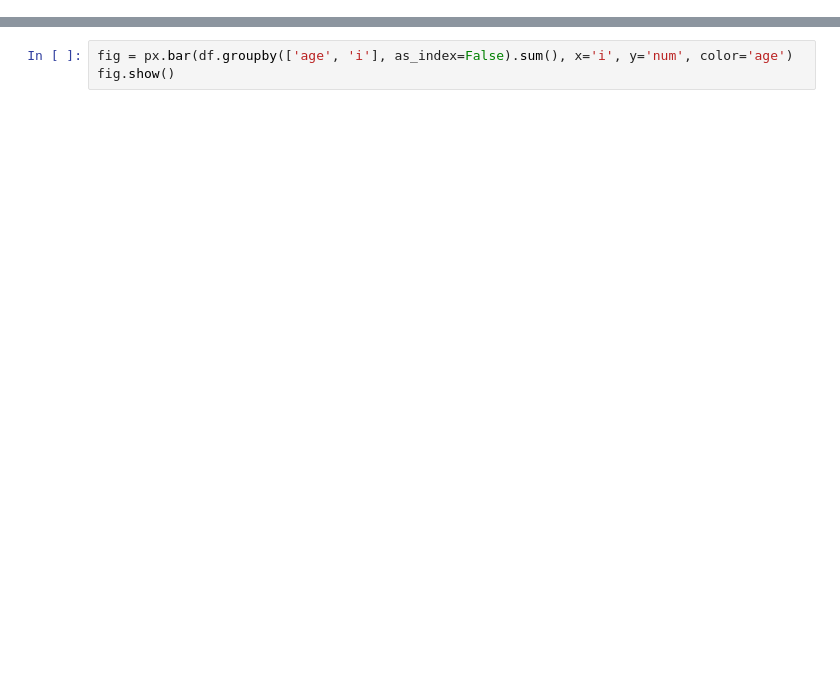
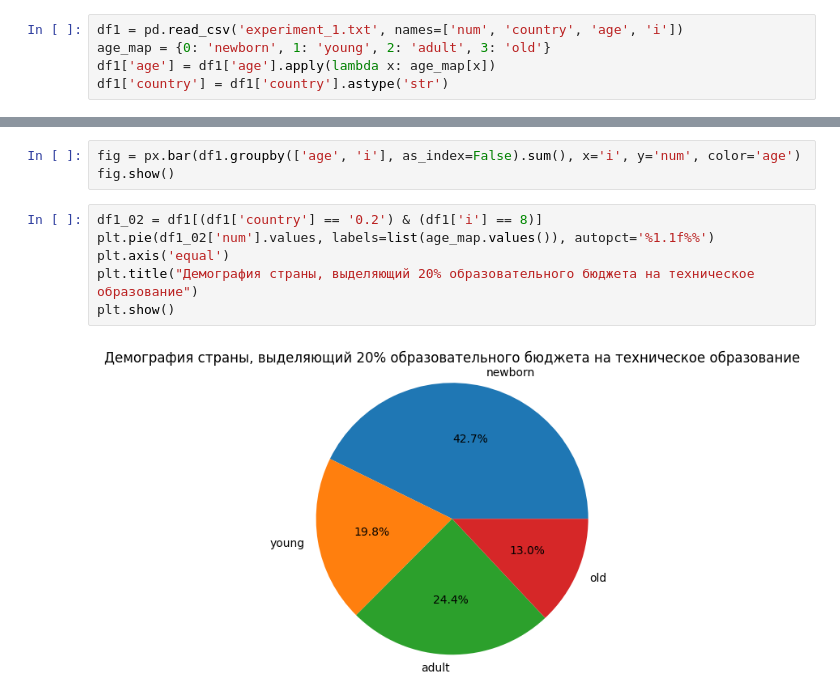
Before and after one commit to lizlizardplease/migration-education, a Jupyter notebook: viz.ipynb, the cells around one changed output, grey strips where cells are left out. Saved outputs shown, nothing was run; the diff lists cells and outputs as text; blank space fills up the shorter version.

```diff
--- a/viz.ipynb
+++ b/viz.ipynb
@@ -11,0 +80,5 @@ fig.show()
+# %%
+df1 = pd.read_csv('experiment_1.txt', names=['num', 'country', 'age', 'i'])
+age_map = {0: 'newborn', 1: 'young', 2: 'adult', 3: 'old'}
+df1['age'] = df1['age'].apply(lambda x: age_map[x])
+df1['country'] = df1['country'].astype('str')
@@ -12,3 +120,11 @@ fig.show()
 # %%
-fig = px.bar(df.groupby(['age', 'i'], as_index=False).sum(), x='i', y='num', color='age')
+fig = px.bar(df1.groupby(['age', 'i'], as_index=False).sum(), x='i', y='num', color='age')
 fig.show()
+# %%
+df1_02 = df1[(df1['country'] == '0.2') & (df1['i'] == 8)]
+plt.pie(df1_02['num'].values, labels=list(age_map.values()), autopct='%1.1f%%')
+plt.axis('equal')
+plt.title("Демография страны, выделяющий 20% образовательного бюджета на техническое образование")
+plt.show()
+# %% [output]
+[figure, added]
```
Also changed, not shown: parts of 14 cells of this notebook, 4 other files.
